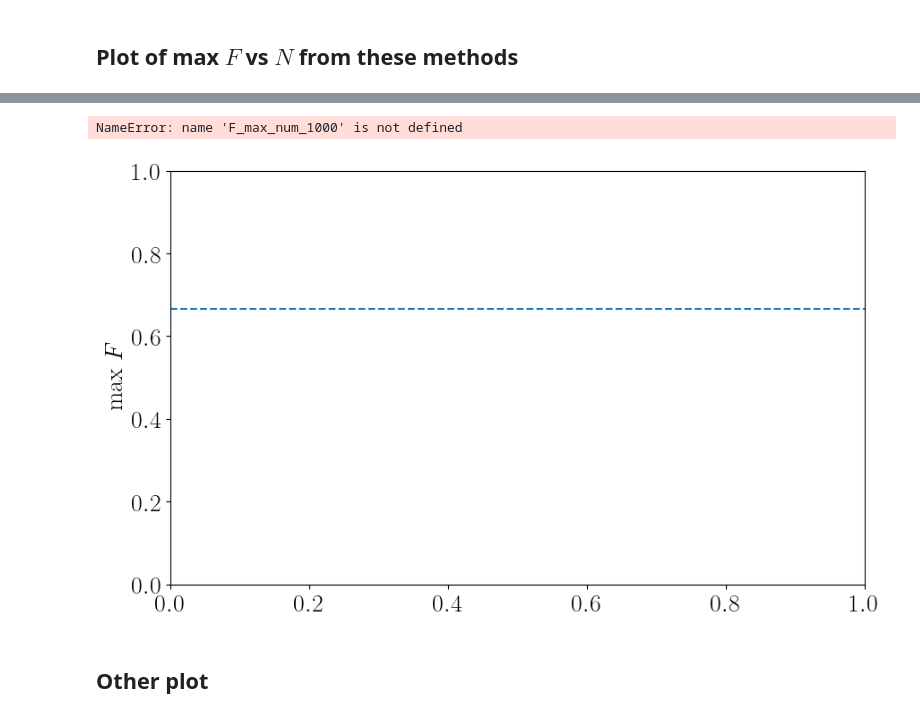
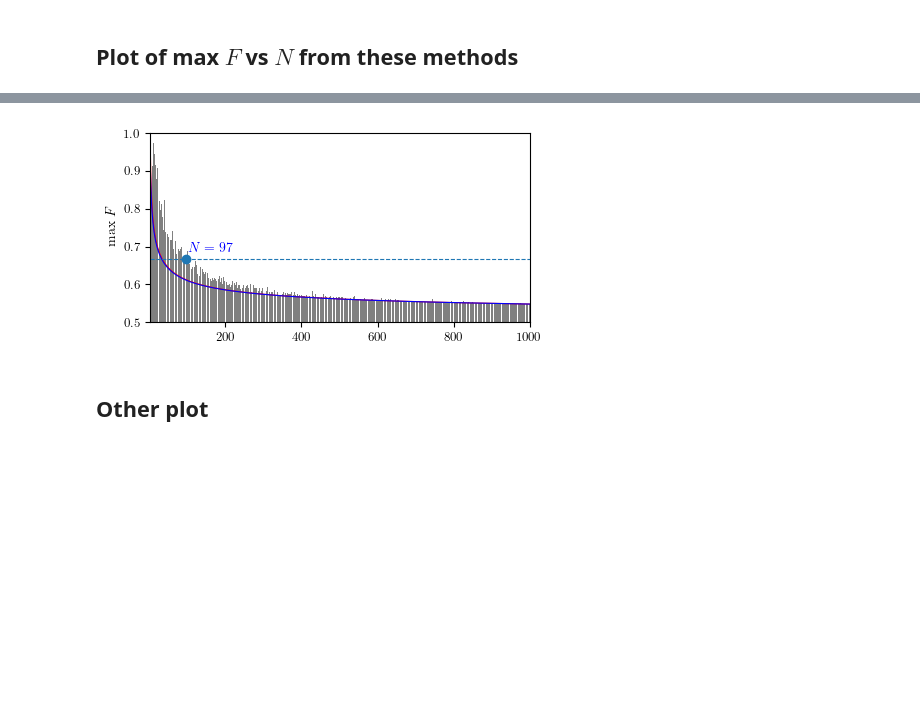
Before and after one commit to JohanesFaustus/QuantumMechanics, a Jupyter notebook: Rss/QM/code/F.ipynb, the cells around one changed output, grey strips where cells are left out. Saved outputs shown, nothing was run; the diff lists cells and outputs as text; code cells hidden in the pictures; blank space fills up the shorter version.

```diff
--- a/Rss/QM/code/F.ipynb
+++ b/Rss/QM/code/F.ipynb
@@ -642,38 +652,43 @@ for N in N_vals:
 # %%
-F_max_airy_plot = np.array(F_max_airy)
-N_vals = np.array(N_vals)
+import functions
+import importlib
 
-plt.figure(figsize=(10, 6))
-# plt.xlabel(r'Chain Length $N$')
+importlib.reload(functions)
+from functions import *
+
+data = np.load("Hxxx_Fmax_N1000.npz")
+N_vals = data["F_max_num"][:,1].astype(int)
+F_max_num = data["F_max_num"][:,0]
+F_max_airy = data["F_max_airy"][:,0]
+# F_max_bessel = data["F_max_bessel"][:,0]
+
+fig, ax = plt.subplots(1,1,figsize=(4.45, 4.45*0.5),layout='constrained')
 plt.ylabel(r'max $F$')
-# plt.title('Maximum Fidelity vs Chain Length')
-plt.plot(N_vals,F_max_airy_1000,label=r"Saddle", linewidth=3)
-plt.plot(N_vals,F_max_bessel_1000,label=r"Bessel", linewidth=3)
-plt.bar(N_vals,F_max_num_1000,label=r"Numeric",color="black")
+plt.plot(N_vals,F_max_airy,color='r')
+plt.plot(N_vals,F_max_bessel,color='b')
+plt.bar(N_vals,F_max_num,color="grey")
 
 y0 = 2/3
 plt.axhline(y0, linestyle="--",label=rf"Classical limit $F=2/3$")
 
-idx = np.argmin(np.abs(F_max_num_1000[0:96] - y0))
+idx = np.argmin(np.abs(F_max_num[0:96] - y0))
 x0 = N_vals[idx]
 plt.annotate(
     rf"$N = {N_vals[idx]}$",
     xy=(x0, y0),
     xytext=(x0 + 5, y0+0.02),
     color="blue"
 )
 
 
-plt.plot(x0, y0, "o")
-# plt.xlim(0,1000)
-plt.ylim(0,1)
-plt.legend()
+ax.plot(x0, y0, "o")
+plt.xlim(2,1000)
+plt.ylim(0.5,1)
 
 # plt.savefig("plot.png")
-plt.savefig("plot_FvsN_tmore.pgf")
+plt.savefig("plot_FvsN_tmore.pdf")
 # %% [output]
-NameError: name 'F_max_num_1000' is not defined
-[figure, old version]
+[figure, new version]
 # %%
 # np.save("F_max_airy_1000.npy", F_max_airy_1000)
 # np.save("F_max_bessel_1000.npy", F_max_bessel_1000)
```
Also changed, not shown: parts of 10 cells of this notebook, 26 other files.
